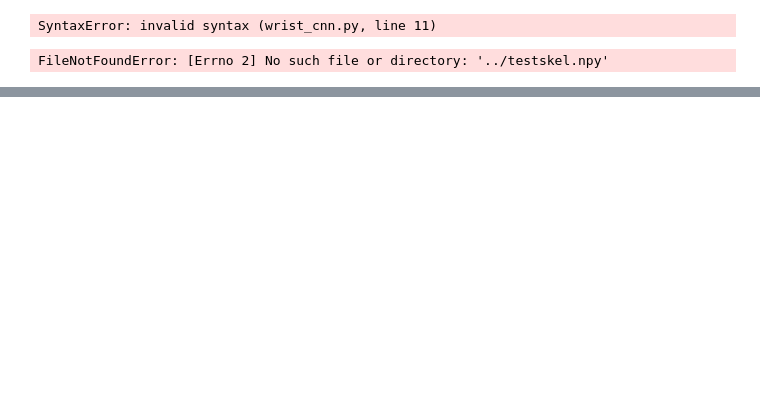
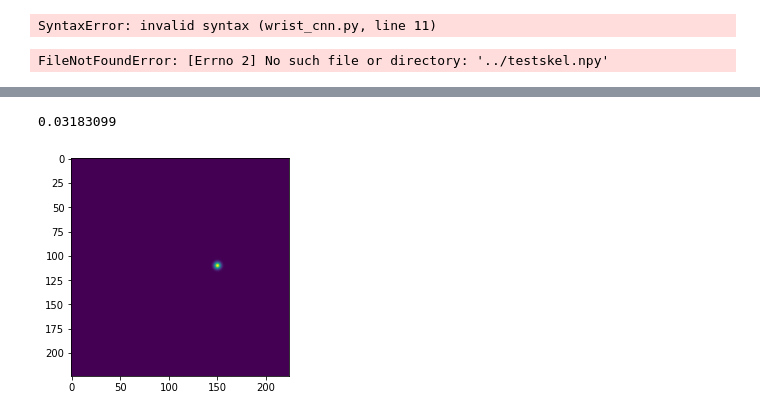
Before and after one commit to muellesi/master-thesis, a Jupyter notebook: src/playground/tests.ipynb, the cells around one changed output, grey strips where cells are left out. Drawn from its saved outputs; the diff is of its cells as text; code cells hidden in the pictures; blank space fills up the shorter version.

```diff
--- a/src/playground/tests.ipynb
+++ b/src/playground/tests.ipynb
@@ -174,0 +240,25 @@ AttributeError: 'RealsenseCamera' object has no attribute 'realsense_settings'
+# %%
+import numpy as np
+import tensorflow as tf
+from scipy.stats import multivariate_normal
+import matplotlib.pyplot as plt
+
+map_height = 224
+map_width = 224
+pt = [110, 150]
+sigma = 5
+x,y = pt
+conf_maps = np.zeros(
+    shape = (1, int(map_height), int(map_width)),
+    dtype = np.float32)
+pos = np.dstack(np.mgrid[0:map_height:1, 0:map_width:1])
+rv = multivariate_normal(mean = [x, y], cov = sigma)
+conf_maps[0] = rv.pdf(pos)
+for i in range(conf_maps.shape[0]):
+    fig = plt.figure()
+    ax = fig.add_subplot(111)
+    ax.imshow(conf_maps[i,:,:])
+print(conf_maps.max())
+# %% [output]
+0.03183099
+[figure, added]
```
Also changed, not shown: parts of 5 cells of this notebook, 20 other files.
